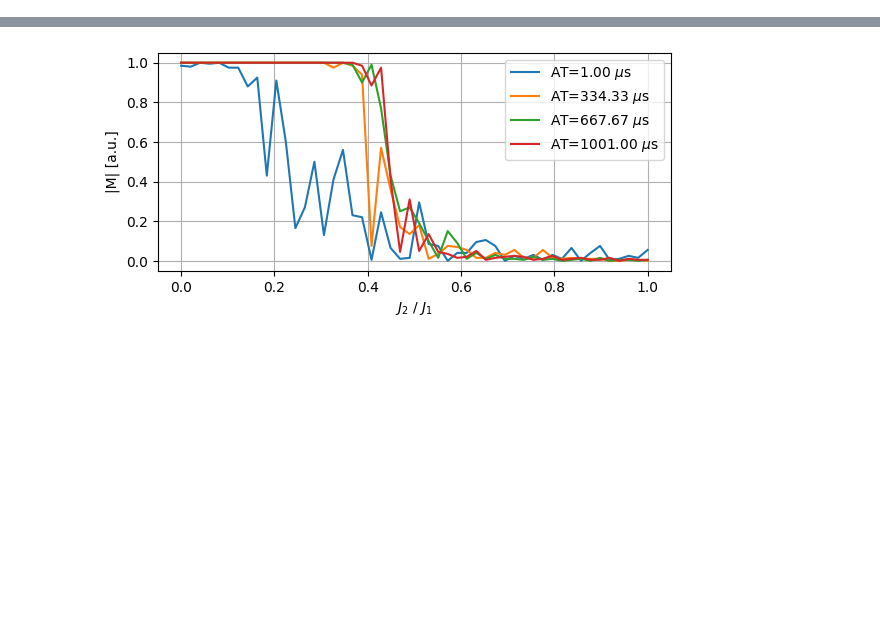
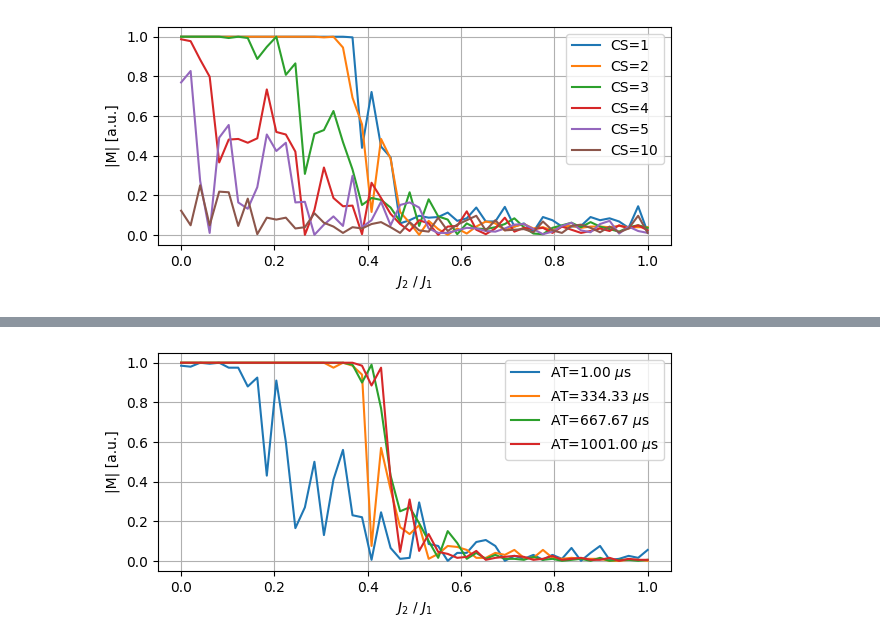
Before and after one commit to Wronsmin/Quantum-Computing, a Jupyter notebook: src/Ising_Frustrated/FIsing_annealing_chain.ipynb, the cells around one changed output, grey strips where cells are left out. Cells and saved outputs as stored; diff of their text form; code cells hidden in the pictures; blank space fills up the shorter version.

```diff
--- a/src/Ising_Frustrated/FIsing_annealing_chain.ipynb
+++ b/src/Ising_Frustrated/FIsing_annealing_chain.ipynb
@@ -57,3 +73,18 @@ CS = np.load(res_path + "DWave/Chain_Strenghts.npy")
+# %%
+fig = plt.figure(figsize=(width, 0.8* width * ratio))
+
+for idx in [0,1,2,3,4,9]:
+    cs = list(strenghts)[idx]
+    plt.plot(ratios, np.abs(CS[idx, :]), label=f"CS={cs}")
+
+plt.xlabel(r"$J_2$ / $J_1$")
+plt.ylabel("|M| [a.u.]")
+plt.grid()
+plt.legend()
+fig.tight_layout()
+plt.savefig("../../Images/Ising_Frustrated/Chain_strenght_plots.pdf")
+# %% [output]
+[figure, added]
 # %%
 fig = plt.figure(figsize=(width, 0.8* width * ratio))
 
```
Also changed, not shown: parts of 6 cells of this notebook, 35 other files.
